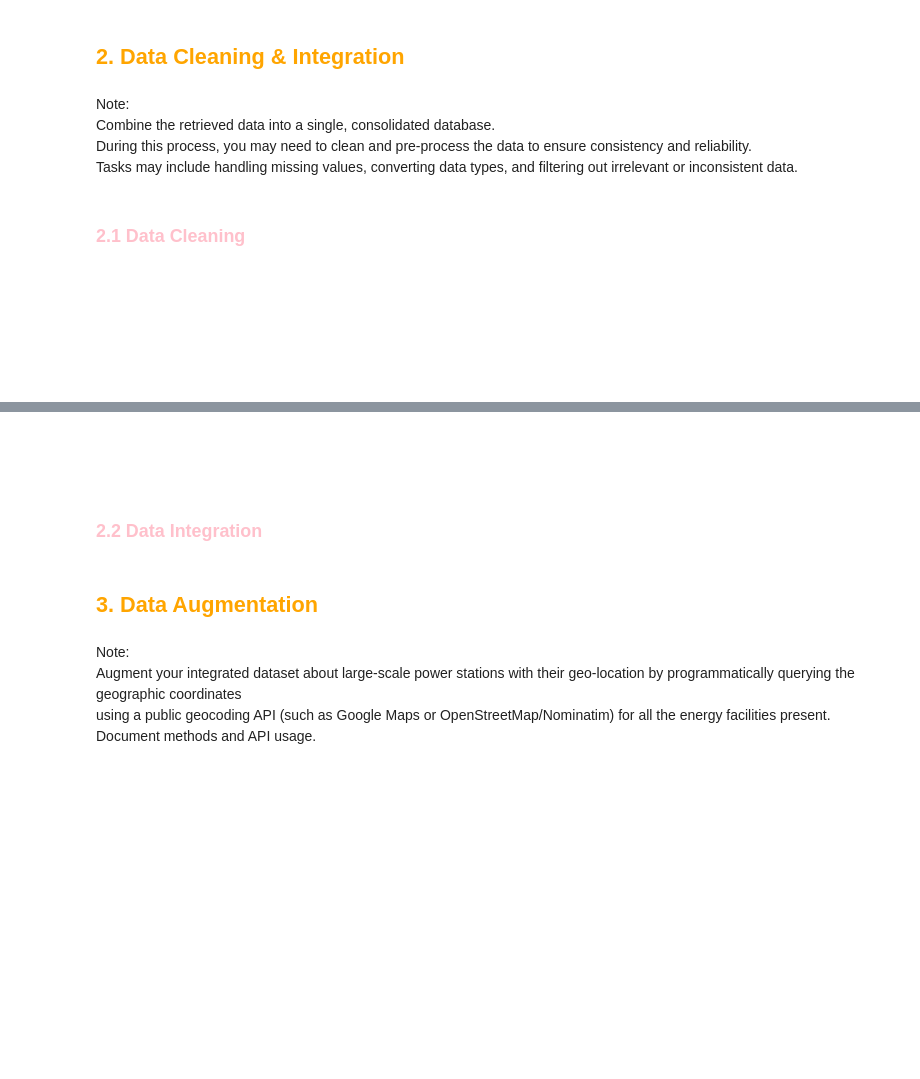
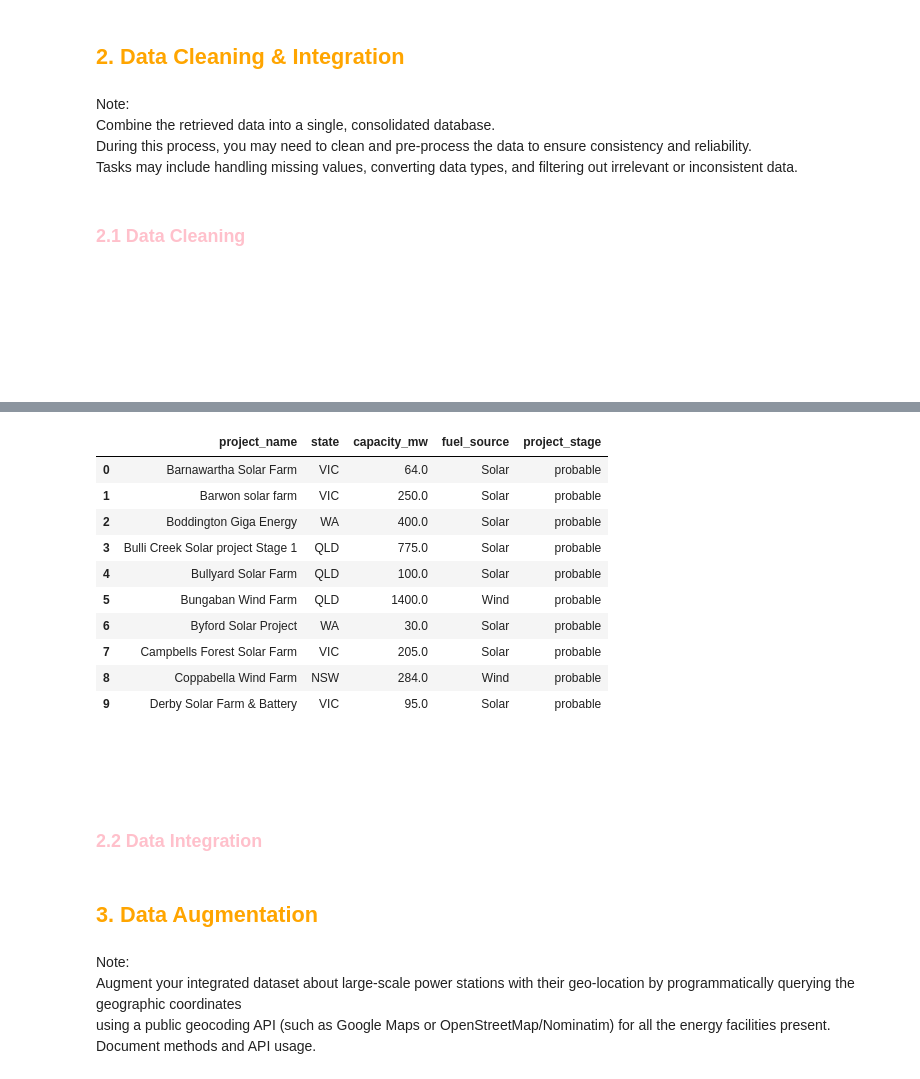
Before and after one commit to renggafirmandika/data_engineering, a Jupyter notebook: Assignment_1.ipynb, the cells around one changed output, grey strips where cells are left out. Saved outputs shown, nothing was run; the diff lists cells and outputs as text; code cells hidden in the pictures; blank space fills up the shorter version.

```diff
--- a/Assignment_1.ipynb
+++ b/Assignment_1.ipynb
@@ -489,0 +693,4 @@ Tasks may include handling missing values, converting data types, and filtering
+# %%
+# Load the data
+cer_probable_df = pd.read_csv("DATA2_LRET/probable_power_stations.csv")
+cer_probable_df.head()
@@ -489,0 +725,41 @@ Tasks may include handling missing values, converting data types, and filtering
+# %%
+def clean_cer_probable(df_raw: pd.DataFrame):
+    # Copy the original df
+    df = df_raw.copy()
+
+    # Rename the columns
+    cols = {
+        "Project Name": "project_name",
+        "State": "state",
+        "MW Capacity": "capacity_mw",
+        "Fuel Source": "fuel_source",
+    }
+    df = df.rename(columns=cols)
+
+    # Normalise text columns
+    df["project_name"] = df["project_name"].astype(str).str.strip()
+    df["fuel_source"] = df["fuel_source"].astype(str).str.strip().str.title()
+
+    # Set project stage description
+    df["project_stage"] = "probable"
+
+    return df[
+         ["project_name","state","capacity_mw","fuel_source","project_stage"]
+    ]
+# %%
+cer_probable_df_cleaned = clean_cer_probable(cer_probable_df)
+
+# Check the cleaned dataframe
+cer_probable_df_cleaned.head(10)
+# %% [output]
+|  | project_name | state | capacity_mw | fuel_source | project_stage |
+| 0 | Barnawartha Solar Farm | VIC | 64.0 | Solar | probable |
+| 1 | Barwon solar farm | VIC | 250.0 | Solar | probable |
+| 2 | Boddington Giga Energy | WA | 400.0 | Solar | probable |
+| 3 | Bulli Creek Solar project Stage 1 | QLD | 775.0 | Solar | probable |
+| 4 | Bullyard Solar Farm | QLD | 100.0 | Solar | probable |
+| 5 | Bungaban Wind Farm | QLD | 1400.0 | Wind | probable |
+| 6 | Byford Solar Project | WA | 30.0 | Solar | probable |
+| 7 | Campbells Forest Solar Farm | VIC | 205.0 | Solar | probable |
+| 8 | Coppabella Wind Farm | NSW | 284.0 | Wind | probable |
+| 9 | Derby Solar Farm & Battery | VIC | 95.0 | Solar | probable |
```
Also changed, not shown: parts of 17 cells of this notebook.
